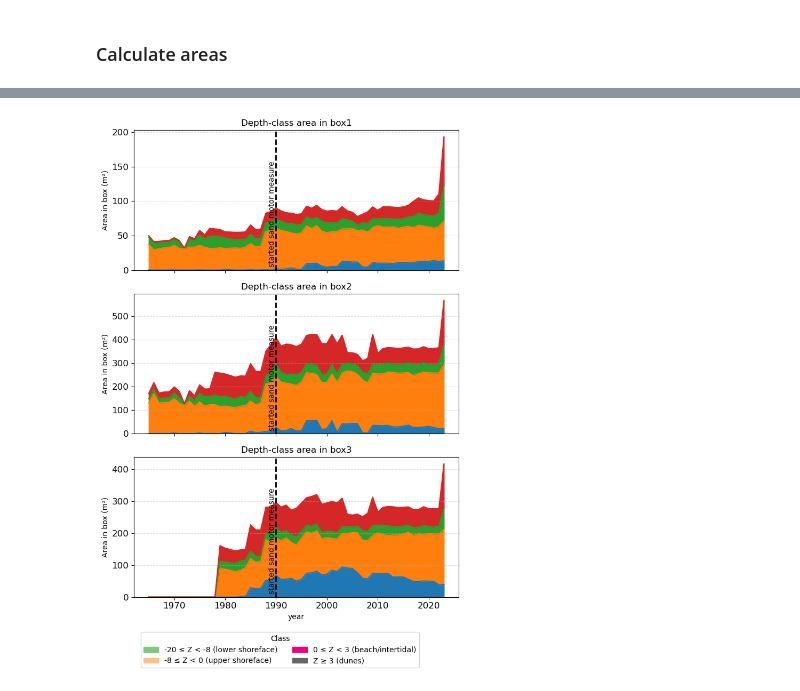
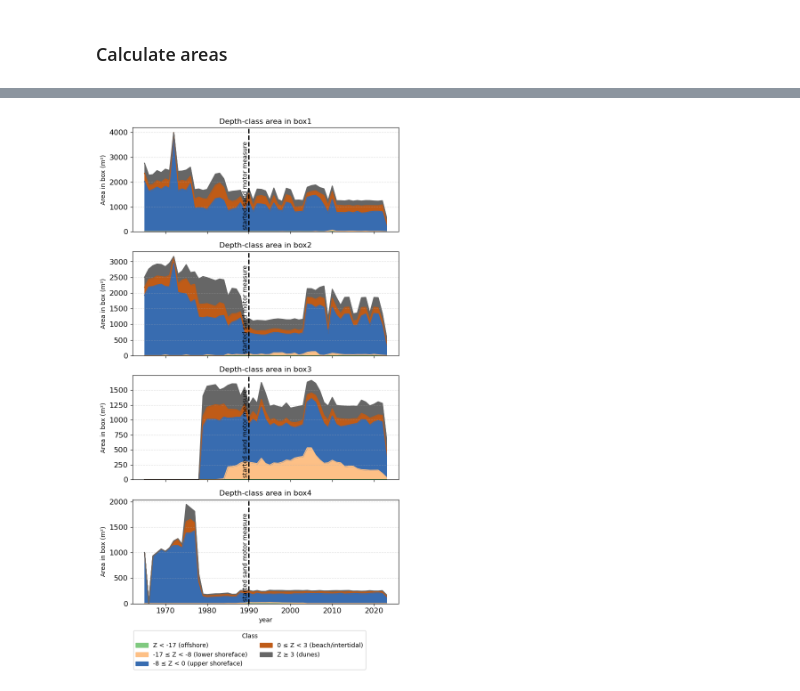
Before and after one commit to movephutthaphaiboon/model-based-water-systems-assessment, a Jupyter notebook: coastal_lab/coast-evolution-cleaned.ipynb, the cells around one changed output, grey strips where cells are left out. Saved outputs shown, nothing was run; the diff lists cells and outputs as text; code cells hidden in the pictures.

```diff
--- a/coastal_lab/coast-evolution-cleaned.ipynb
+++ b/coastal_lab/coast-evolution-cleaned.ipynb
@@ -437,8 +439,8 @@ box2
 # %%
 # create box-3
-assigned_coords = (109200, 565000)
-box_size = 1400
-box_angle = 70  # degrees counter-clockwise from horizontal
+assigned_coords = (109400, 565000)
+box_size = 1100
+box_angle = 65  # degrees counter-clockwise from horizontal
 box3 = tilted_square_from_point(assigned_coords, size=box_size, degree=box_angle, center=False)
 box3
 # %% [output]
@@ -448,0 +451,7 @@ box3
+# %%
+# create box-4
+assigned_coords = (108500, 560000)
+box_size = 1100
+box_angle = 0  # degrees counter-clockwise from horizontal
+box4 = tilted_square_from_point(assigned_coords, size=box_size, degree=box_angle, center=False)
+box4
@@ -654,8 +551,8 @@ plt.show()
 # %%
 from collections import OrderedDict
 
-boxes_use = [box1, box2, box3]
-box_names_use = ['box1', 'box2', 'box3']
+boxes_use = [box1, box2, box3, box4]
+box_names_use = ['box1', 'box2', 'box3', 'box4']
 
 # get sorted years and class categories (preserve order if categorical)
 years = sorted(df_xyz['year'].dropna().unique())
@@ -700,7 +597,7 @@ for yr in years:
                         break
 
 # Plot stacked bar charts (one subplot per box)
-fig, axes = plt.subplots(1, min(3, len(box_names_use)), figsize=(15, 4), sharey=True)
+fig, axes = plt.subplots(1, min(4, len(box_names_use)), figsize=(20, 4), sharey=True)
 if not isinstance(axes, (list, np.ndarray)):
     axes = [axes]
 
@@ -1013,45 +930,61 @@ plt.show()
 # %%
-# 3 rows x 1 column: area plots for box1, box2, box3 (use area_combined)
-boxes = ['box1', 'box2', 'box3']
-fig, axes = plt.subplots(3, 1, figsize=(7, 10), sharex=True)
+# 4 rows x 1 column: area plots for box1, box2, box3, box4 (use area_combined)
+boxes = ['box1', 'box2', 'box3', 'box4']
+fig, axes = plt.subplots(4, 1, figsize=(7, 12), sharex=True)
 axes = np.array(axes).ravel()
+
+# determine classes (use box1 as canonical order if present)
+if not area_combined.empty and 'box1' in area_combined.columns.levels[0]:
+    classes = list(area_combined['box1'].columns)
+elif not area_combined.empty:
+    classes = list(area_combined.columns.levels[1])
+else:
+    classes = []
+
+n_classes = max(len(classes), 1)
+
+# pick discrete colors (reuse cmap_disc if available)
+try:
+    cmap_disc_use = cmap_disc
+except NameError:
+    cmap_disc_use = plt.get_cmap('Accent', n_classes)
+colors = cmap_disc_use(np.linspace(0, 1, n_classes))
 
 for ax, b in zip(axes, boxes):
     if area_combined.empty or b not in area_combined.columns.levels[0]:
         ax.text(0.5, 0.5, f'No data for {b}', ha='center', va='center')
         ax.set_title(f'{b} (missing)')
         ax.set_yticks([])
         continue
 
     dfb = area_combined[b].sort_index()
-    dfb.plot.area(ax=ax, legend=False)
+    # ensure column order matches classes and fill missing with 0
+    dfb = dfb.reindex(columns=classes).fillna(0)
+
+    # pass the same colors to the plotting routine so legend matches
+    dfb.plot.area(ax=ax, legend=False, color=colors[:len(dfb.columns)])
     ax.set_ylabel("Area in box (m²)")
     ax.set_title(f"Depth-class area in {b}")
     ax.set_ylim(bottom=0)
     ax.grid(axis='y', linestyle='--', alpha=0.4)
     ax.tick_params(axis='x', rotation=0)
     ax.tick_params(axis='y', labelsize=12)
     ax.tick_params(axis='x', labelsize=12)
 
     # add vertical line at 1990; label 'started filling sand motor'
     ax.axvline(x=1990, color='black', linestyle='--', linewidth=2)
     ax.text(1990, ax.get_ylim()[1]*0.02, 'started sand motor measure',
             color='black', fontsize=10, ha='right', va='bottom', rotation=90)
 
 # common legend (bottom)
-if not area_combined.empty:
-    classes = list(area_combined['box1'].columns) if 'box1' in area_combined.columns.levels[0] else list(area_combined.columns.levels[1])
-else:
-    classes = []
-
-colors = cmap_disc(np.linspace(0, 1, max(len(classes), 1)))
 handles = [mpatches.Patch(color=colors[i % len(colors)], label=str(classes[i])) for i in range(len(classes))]
-fig.legend(handles=handles, title='Class', loc='lower center', bbox_to_anchor=(0.5, -0.05), ncol=2)
+ncol = 2
+fig.legend(handles=handles, title='Class', loc='lower center', bbox_to_anchor=(0.5, -0.05), ncol=ncol)
 
 plt.tight_layout(rect=(0, 0.03, 1, 1))
 plt.show()
 # %% [output]
-[figure, old version]
+[figure, new version]
 # %%
 # sum area in each box for each year (area_combined is present)
 if not area_combined.empty:
```
Also changed, not shown: parts of 22 cells of this notebook.
